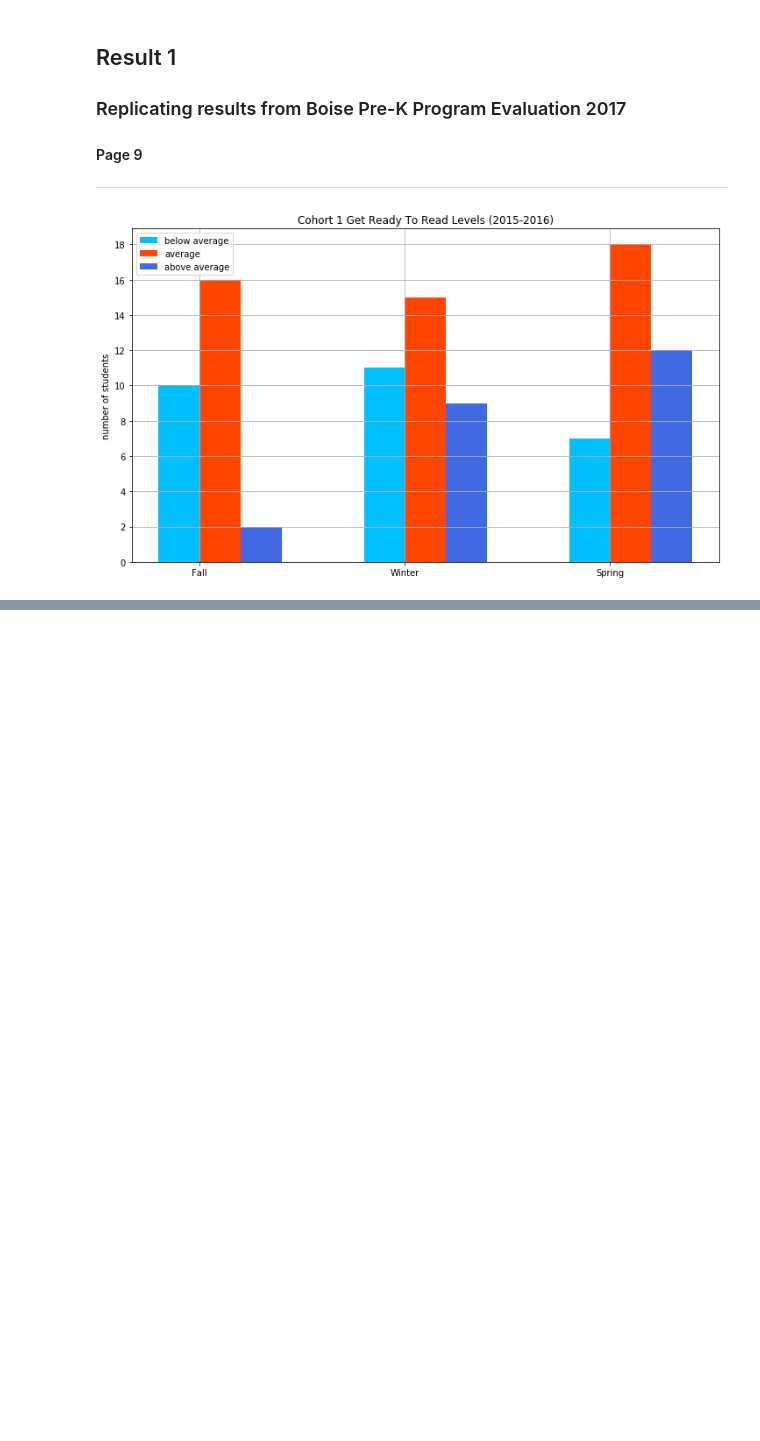
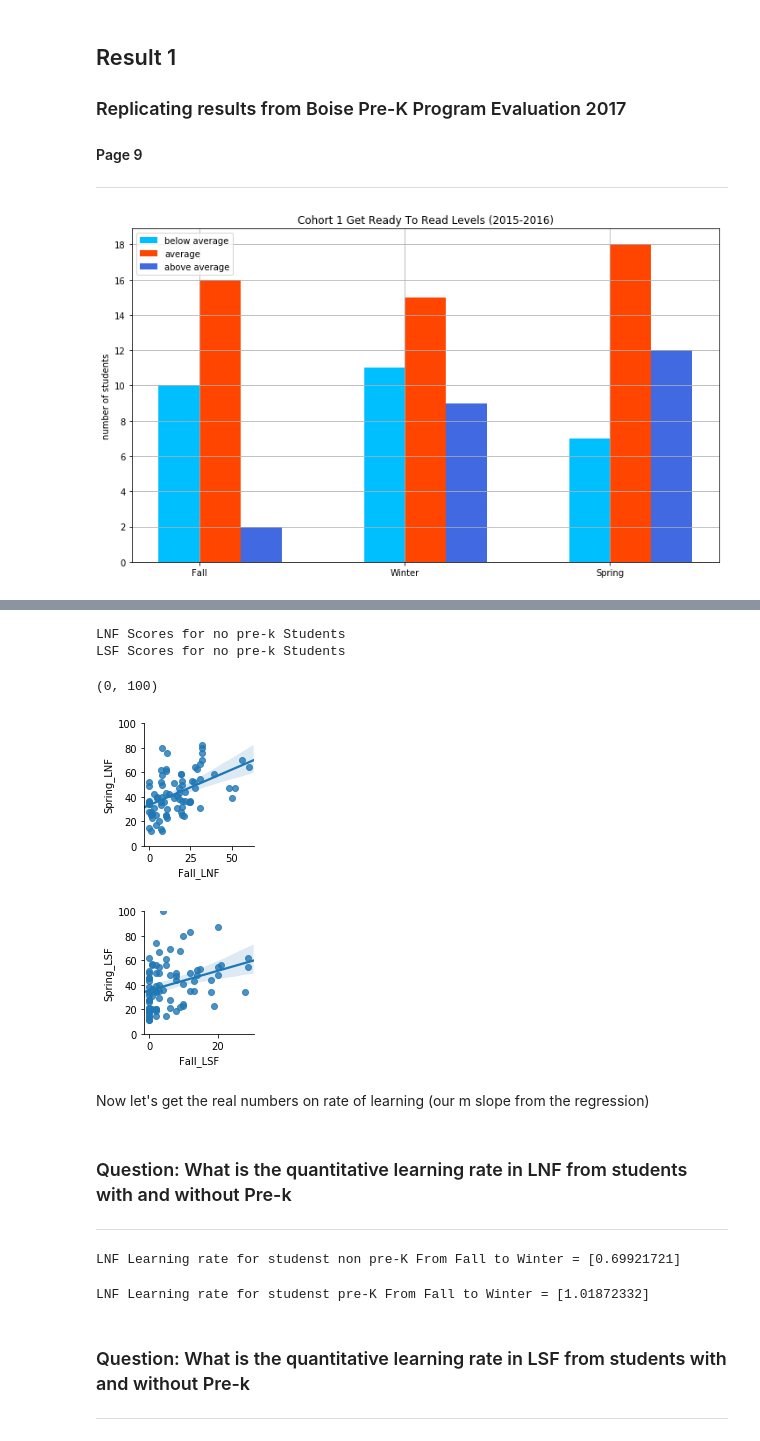
Before and after one commit to gcaracas/ds_project, a Jupyter notebook: project.ipynb, the cells around one changed output, grey strips where cells are left out. Cells and saved outputs as stored; diff of their text form; code cells hidden in the pictures; blank space fills up the shorter version.

Commit message:
Questions to be answered

```diff
--- a/project.ipynb
+++ b/project.ipynb
@@ -197,0 +248,17 @@ plt.show()
+# %%
+print("LNF Scores for no pre-k Students")
+p1=sns.pairplot(nonprek, x_vars=["Fall_LNF"],y_vars="Spring_LNF", kind='reg')
+axes = p1.axes
+axes[0,0].set_ylim(0,100)
+print("LSF Scores for no pre-k Students")
+p2=sns.pairplot(nonprek, x_vars=["Fall_LSF"],y_vars="Spring_LSF", kind='reg')
+axes = p2.axes
+axes[0,0].set_ylim(0,100)
+# %% [output]
+LNF Scores for no pre-k Students
+LSF Scores for no pre-k Students
+(0, 100)
+[figure, added]
+[figure, added]
+# %% [markdown]
+Now let's get the real numbers on rate of learning (our m slope from the regression)
@@ -197,0 +276,38 @@ plt.show()
+# %% [markdown]
+<body>
+    <section style="background-color:White; font-family:Georgia;text-align:center">
+        <h3 style="font-family:Garamond;">Question: What is the quantitative learning rate in LNF from students with and without Pre-k</h3>
+        <hr/>
+    </section>
+</body>
+# %%
+toEval = nonprek.copy()
+X = toEval['Fall_LNF']
+y = toEval['Winter_LNF']
+X[0]=0 # Fix an issue because the first sample is Nan thus ffill is ineffective for first sample
+X=X.fillna(method='ffill')
+y=y.fillna(method='ffill')
+X=X.values.reshape(-1,1)
+y=y.values.reshape(-1,1)
+print("LNF Learning rate for studenst non pre-K From Fall to Winter =",getSlope(X,y))
+# %% [output]
+LNF Learning rate for studenst non pre-K From Fall to Winter = [0.69921721]
+# %%
+toEval = prekst.copy()
+X = toEval['Fall_LNF']
+y = toEval['Winter_LNF']
+X[0]=0 # Fix an issue because the first sample is Nan thus ffill is ineffective for first sample
+X=X.fillna(method='ffill')
+y=y.fillna(method='ffill')
+X=X.values.reshape(-1,1)
+y=y.values.reshape(-1,1)
+print("LNF Learning rate for studenst pre-K From Fall to Winter =",getSlope(X,y))
+# %% [output]
+LNF Learning rate for studenst pre-K From Fall to Winter = [1.01872332]
+# %% [markdown]
+<body>
+    <section style="background-color:White; font-family:Georgia;text-align:center">
+        <h3 style="font-family:Garamond;">Question: What is the quantitative learning rate in LSF from students with and without Pre-k</h3>
+        <hr/>
+    </section>
+</body>
```
Also changed, not shown: parts of 15 cells of this notebook.
